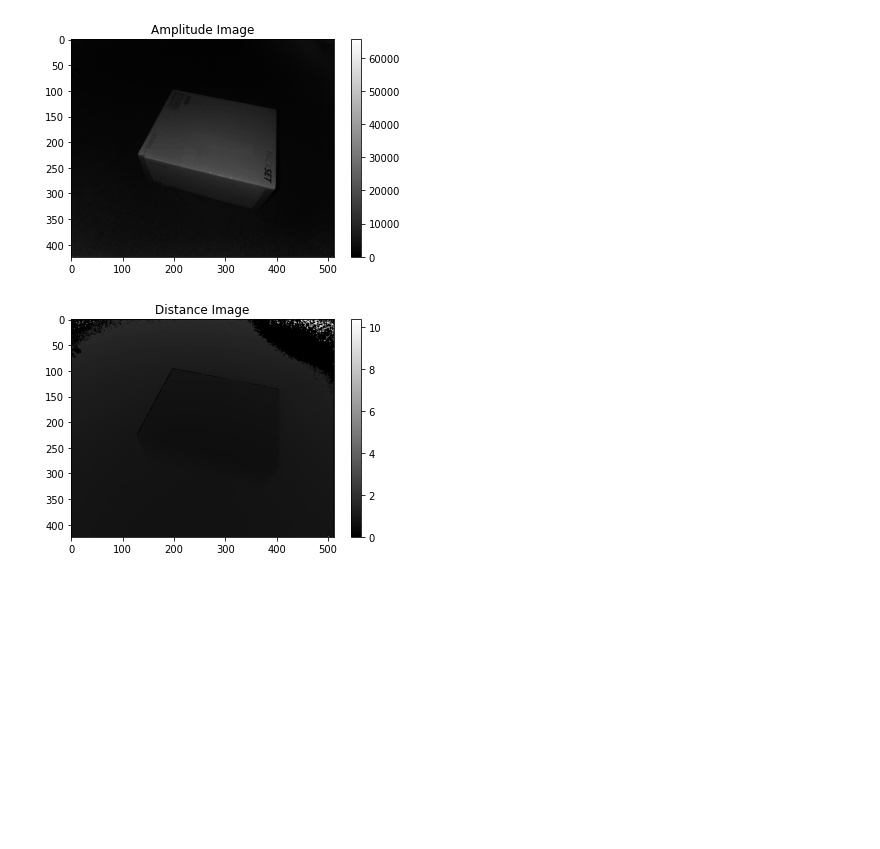
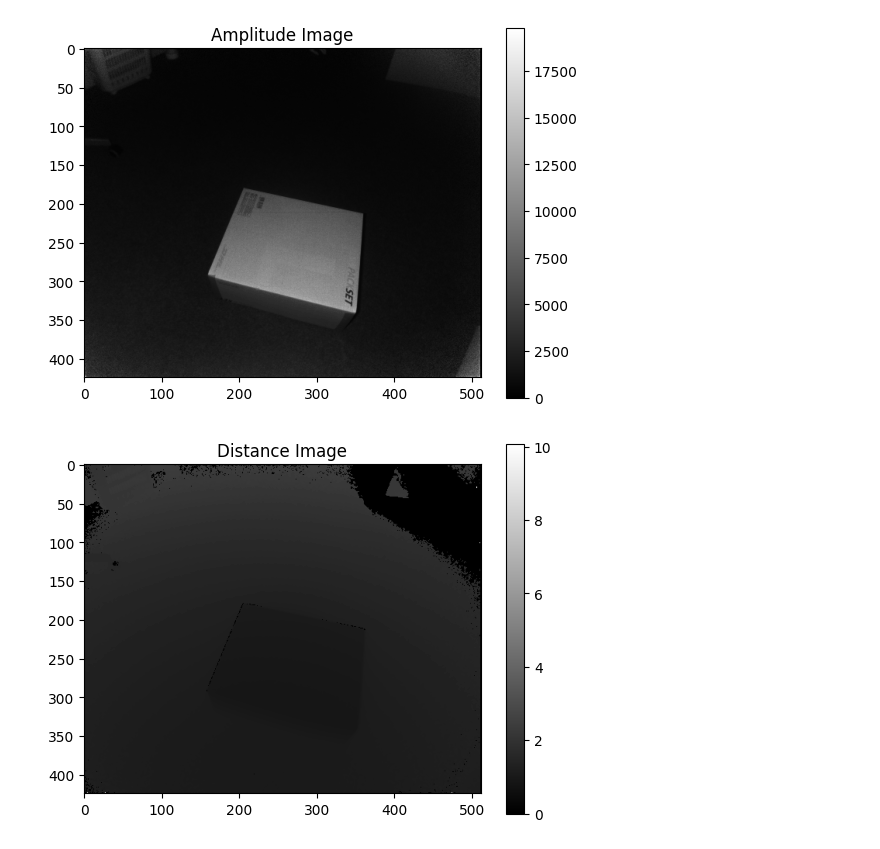
Before and after one commit to samasadii/computer-vision-project, a Jupyter notebook: exercise1/exercise1.ipynb, the cells around one changed output. Drawn from its saved outputs; the diff is of its cells as text; code cells hidden in the pictures; blank space fills up the shorter version.

```diff
--- a/exercise1/exercise1.ipynb
+++ b/exercise1/exercise1.ipynb
@@ -5,33 +5,33 @@ from mpl_toolkits.mplot3d import Axes3D
 
 # Function to load data
 def load_data(file_path):
     # Load .mat file
     data = scipy.io.loadmat(file_path)
     return data[list(data.keys())[3]], data[list(data.keys())[4]], data[list(data.keys())[5]]
 
 # Visualization functions
 def show_image(image, title):
     plt.imshow(image, cmap='gray')
     plt.title(title)
     plt.colorbar()
     plt.show()
 
 def show_point_cloud(pc):
     fig = plt.figure()
     ax = fig.add_subplot(111, projection='3d')
     ax.scatter(pc[:, :, 0], pc[:, :, 1], pc[:, :, 2], s=1)
     ax.set_title('3D Point Cloud')
     plt.show()
 
 # Load your data
-amplitude_image, distance_image, point_cloud = load_data('data/example1kinect.mat')
+amplitude_image, distance_image, point_cloud = load_data('data/example2kinect.mat')
 
 # Display images
 show_image(amplitude_image, 'Amplitude Image')
 show_image(distance_image, 'Distance Image')
 
 # Display point cloud
 show_point_cloud(point_cloud)
 # %% [output]
-[figure, old version]
+[figure, new version]
-[figure, old version]
+[figure, new version]
```
Also changed, not shown: parts of 3 cells of this notebook.
